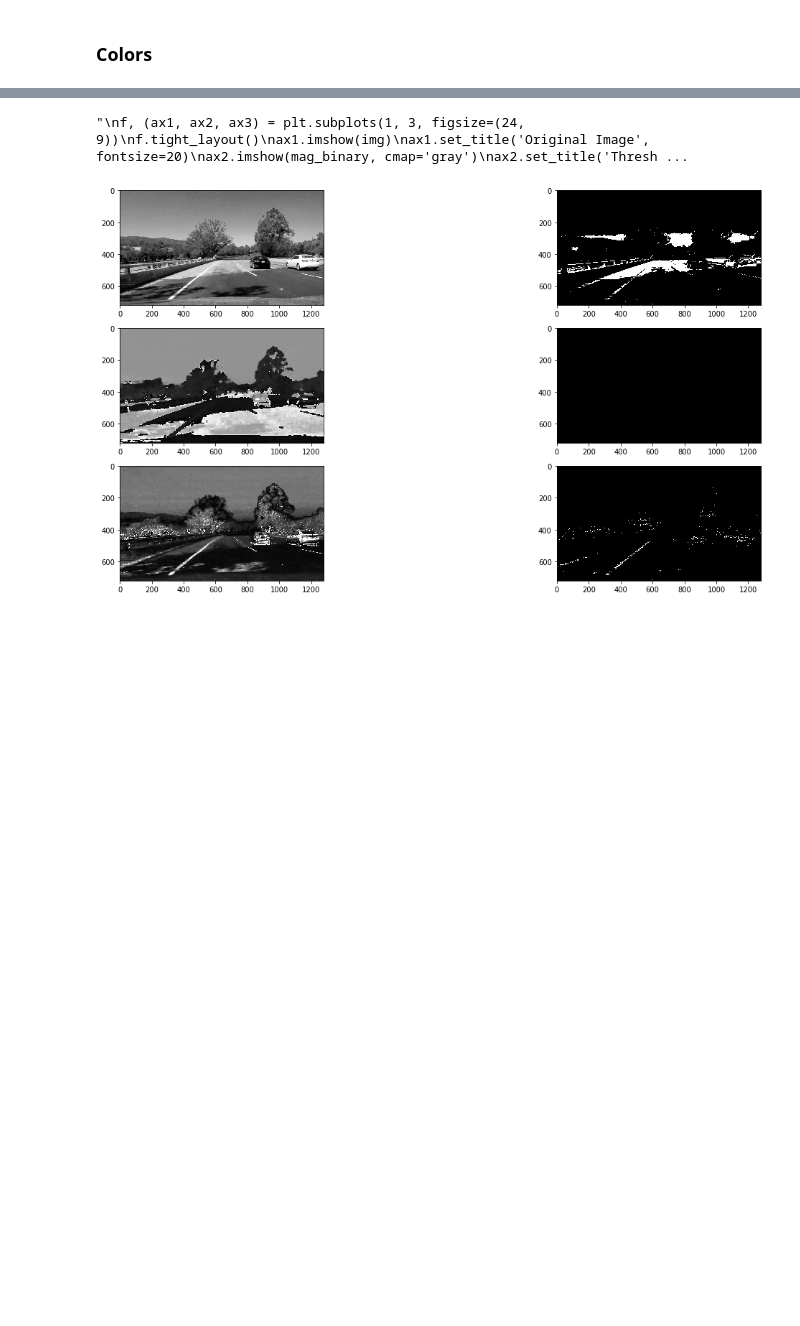
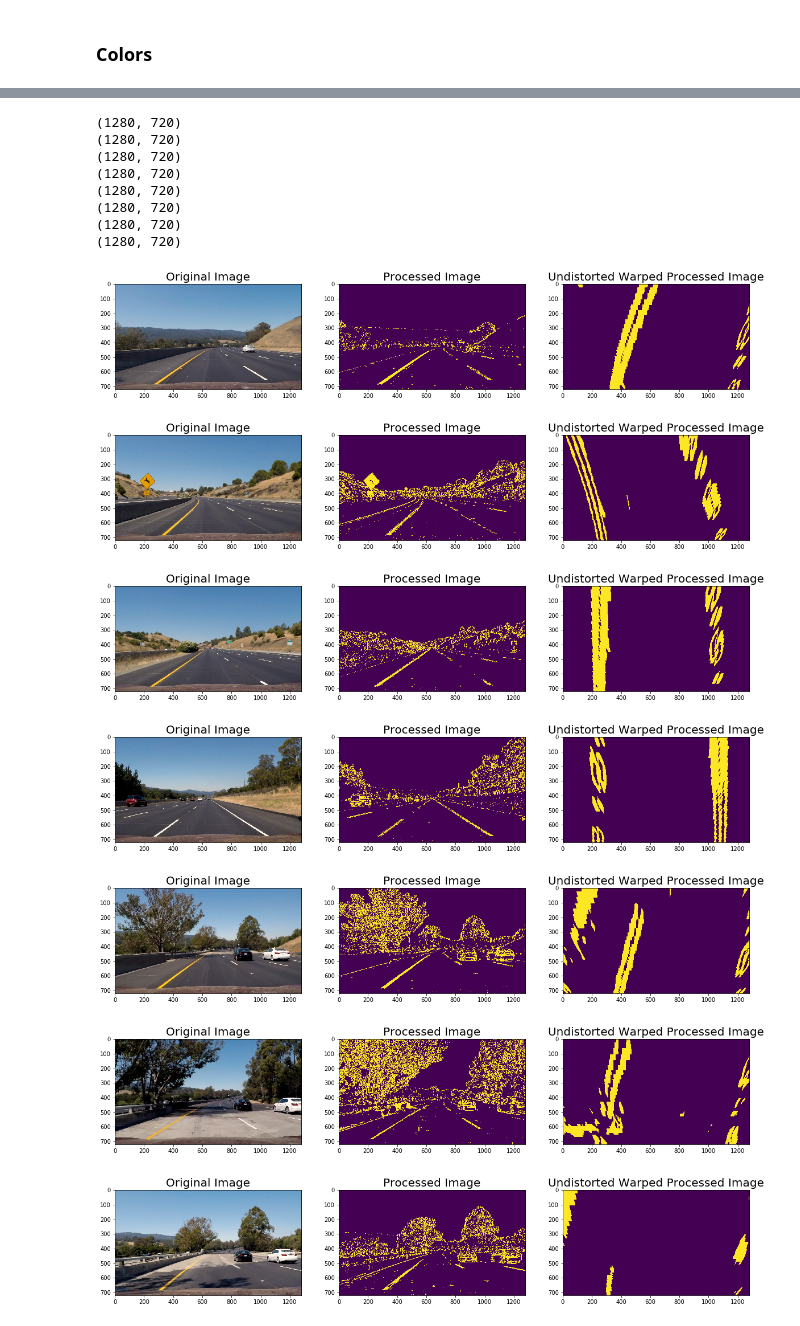
Before and after one commit to gaumarjos/T1-P4-CarND-Advanced-Lane-Lines, a Jupyter notebook: lanes.ipynb, the cells around one changed output, grey strips where cells are left out. Cells and saved outputs as stored; diff of their text form; code cells hidden in the pictures; blank space fills up the shorter version.

Commit message:
Started working on the pipeline

```diff
--- a/lanes.ipynb
+++ b/lanes.ipynb
@@ -243,2 +274,8 @@ ax.set_title('Combined', fontsize=20)
 # %% [markdown]
 ### Colors
+# %%
+images = glob.glob('test_images/*.jpg')
+for idx, fname in enumerate(images):
+    img = cv2.imread(fname)
+    img = cv2.cvtColor(img, cv2.COLOR_BGR2RGB)
+    color_select(img, r_thresh=(210,255), s_thresh=(175, 255))
@@ -245,28 +284,32 @@ ax.set_title('Combined', fontsize=20)
 # %%
-# filename = 'test_images/straight_lines2.jpg'
-filename = 'test_images/test4.jpg'
-img = cv2.imread(filename)
-img = cv2.cvtColor(img, cv2.COLOR_BGR2RGB)
+images = glob.glob('test_images/*.jpg')
+for idx, fname in enumerate(images):
+    img = cv2.imread(fname)
+    img = cv2.cvtColor(img, cv2.COLOR_BGR2RGB)
 
-color_select(img, r_thresh=(180,250), s_thresh=(180,250), h_thresh=(200,255))
+    combined = image_processing_pipeline(img)
+    warped = warp_image(undistort_image(combined, mtx, dist))
 
-"""
-f, (ax1, ax2, ax3) = plt.subplots(1, 3, figsize=(24, 9))
-f.tight_layout()
-ax1.imshow(img)
-ax1.set_title('Original Image', fontsize=20)
-ax2.imshow(mag_binary, cmap='gray')
-ax2.set_title('Thresholded Gradient Magnitude', fontsize=20)
-ax3.imshow(dir_binary, cmap='gray')
-ax3.set_title('Thresholded Gradient Direction', fontsize=20)
-plt.subplots_adjust(left=0., right=1, top=0.9, bottom=0.)
-
-
-f, ax = plt.subplots(1, 1, figsize=(24, 9))
-f.tight_layout()
-ax.imshow(combined, cmap='gray')
-ax.set_title('Combined', fontsize=20)
-"""
+    f, (ax1, ax2, ax3) = plt.subplots(1, 3, figsize=(20,10))
+    ax1.imshow(img)
+    ax1.set_title('Original Image', fontsize=20)
+    ax2.imshow(combined)
+    ax2.set_title('Processed Image', fontsize=20)
+    ax3.imshow(warped)
+    ax3.set_title('Undistorted Warped Processed Image', fontsize=20)
 # %% [output]
-"\nf, (ax1, ax2, ax3) = plt.subplots(1, 3, figsize=(24, 9))\nf.tight_layout()\nax1.imshow(img)\nax1.set_title('Original Image', fontsize=20)\nax2.imshow(mag_binary, cmap='gray')\nax2.set_title('Thresh ...
+(1280, 720)
+(1280, 720)
+(1280, 720)
+(1280, 720)
+(1280, 720)
+(1280, 720)
+(1280, 720)
+(1280, 720)
-[figure, old version]
+[figure, new version]
+[figure, added]
+[figure, added]
+[figure, added]
+[figure, added]
+[figure, added]
+[figure, added]
```
Also changed, not shown: parts of 8 cells of this notebook.
